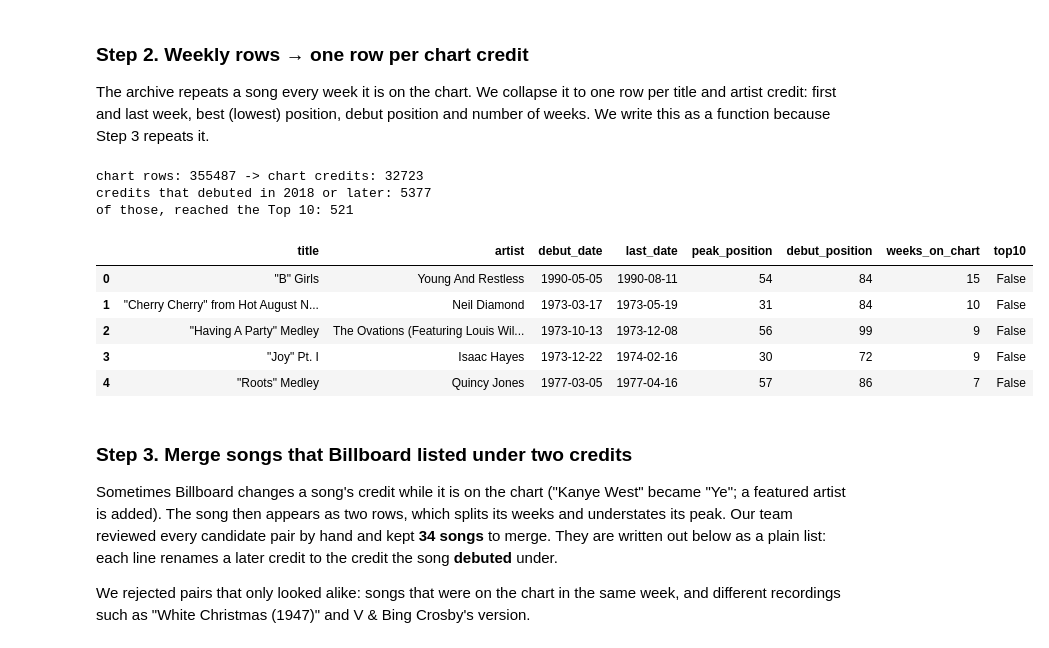
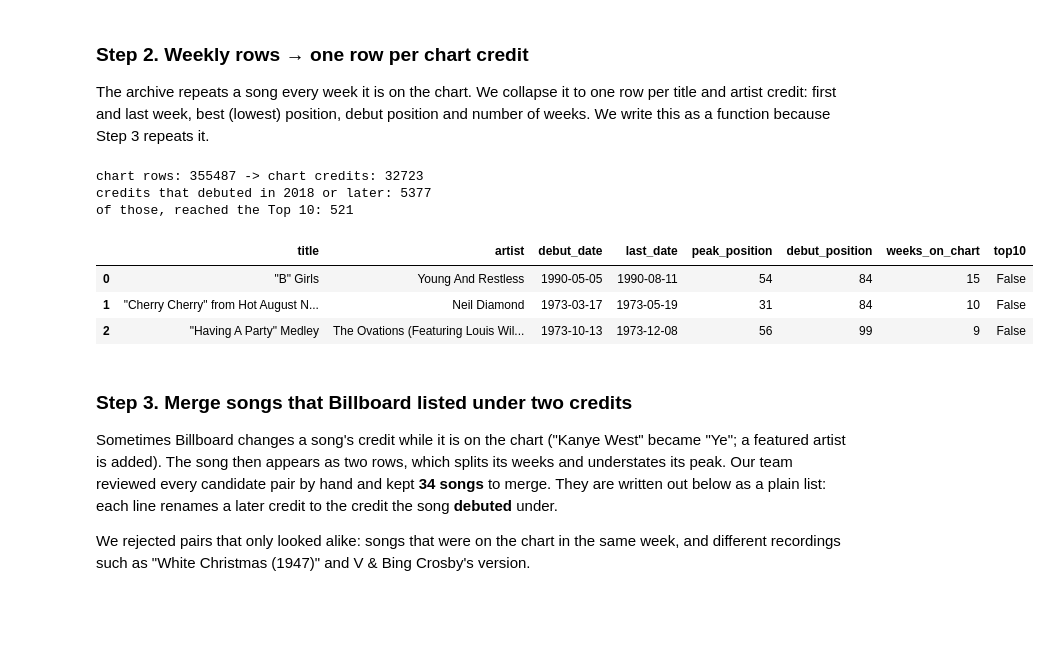
Before and after one commit to otawfik/billboard-top10, a Jupyter notebook: A05-Billboard-Top-10-Or-Not.ipynb, the cells around one changed output. Drawn from its saved outputs; the diff is of its cells as text; code cells hidden in the pictures; blank space fills up the shorter version.

```diff
--- a/A05-Billboard-Top-10-Or-Not.ipynb
+++ b/A05-Billboard-Top-10-Or-Not.ipynb
@@ -274,21 +261,19 @@ def one_row_per_song(weekly):
 # %%
 credits = one_row_per_song(weekly)
 credits_2018 = credits[credits['debut_date'] >= '2018-01-01']
 
 print('chart rows:', len(weekly), '-> chart credits:', len(credits))
 print('credits that debuted in 2018 or later:', len(credits_2018))
 print('of those, reached the Top 10:', credits_2018['top10'].sum())
-credits.head()
+credits.head(3)
 # %% [output]
 chart rows: 355487 -> chart credits: 32723
 credits that debuted in 2018 or later: 5377
 of those, reached the Top 10: 521
 |  | title | artist | debut_date | last_date | peak_position | debut_position | weeks_on_chart | top10 |
 | 0 | "B" Girls | Young And Restless | 1990-05-05 | 1990-08-11 | 54 | 84 | 15 | False |
 | 1 | "Cherry Cherry" from Hot August N... | Neil Diamond | 1973-03-17 | 1973-05-19 | 31 | 84 | 10 | False |
 | 2 | "Having A Party" Medley | The Ovations (Featuring Louis Wil... | 1973-10-13 | 1973-12-08 | 56 | 99 | 9 | False |
-| 3 | "Joy" Pt. I | Isaac Hayes | 1973-12-22 | 1974-02-16 | 30 | 72 | 9 | False |
-| 4 | "Roots" Medley | Quincy Jones | 1977-03-05 | 1977-04-16 | 57 | 86 | 7 | False |
 # %% [markdown]
 ### Step 3. Merge songs that Billboard listed under two credits
 
```
Also changed, not shown: parts of 125 cells of this notebook, 2 other files.
